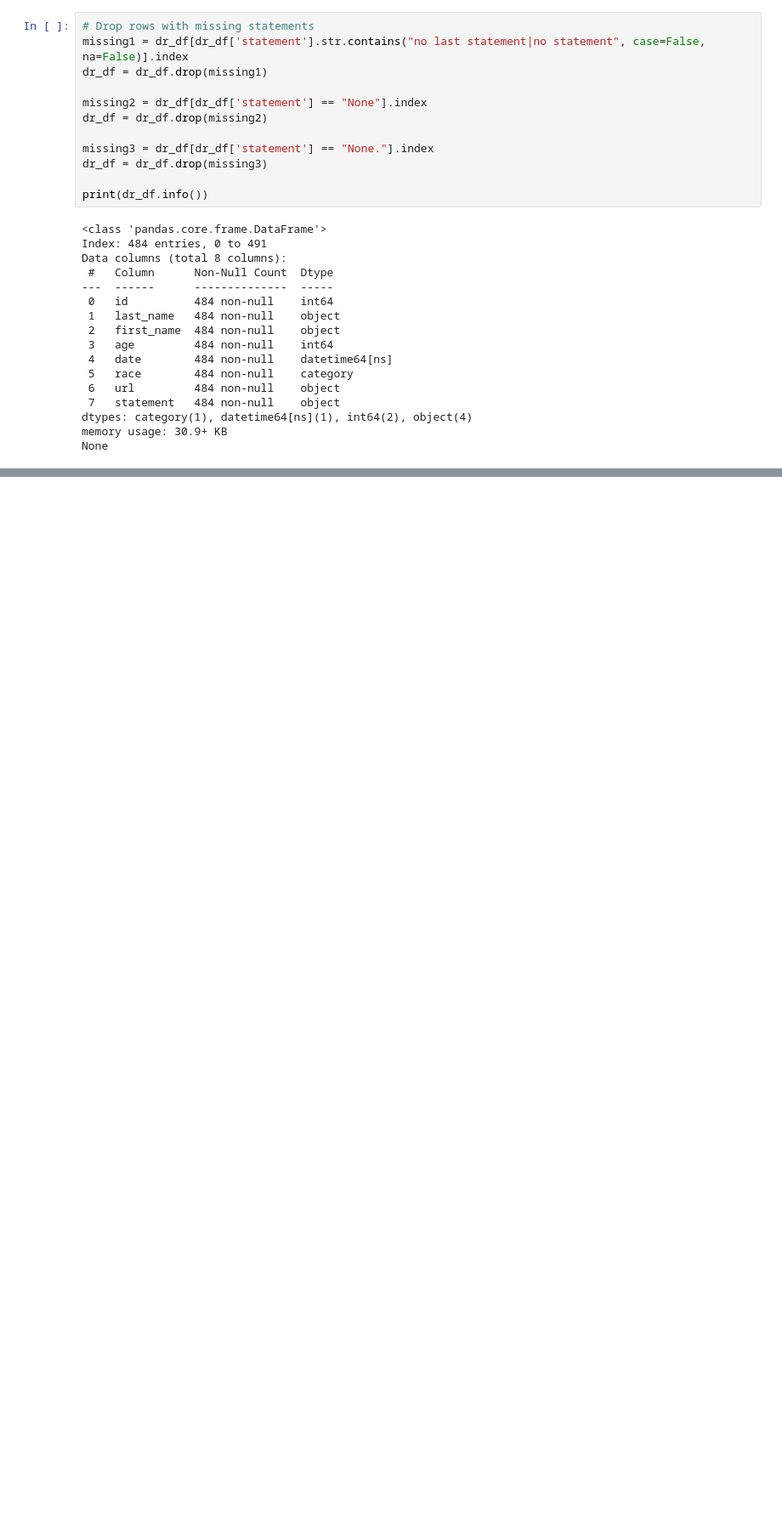
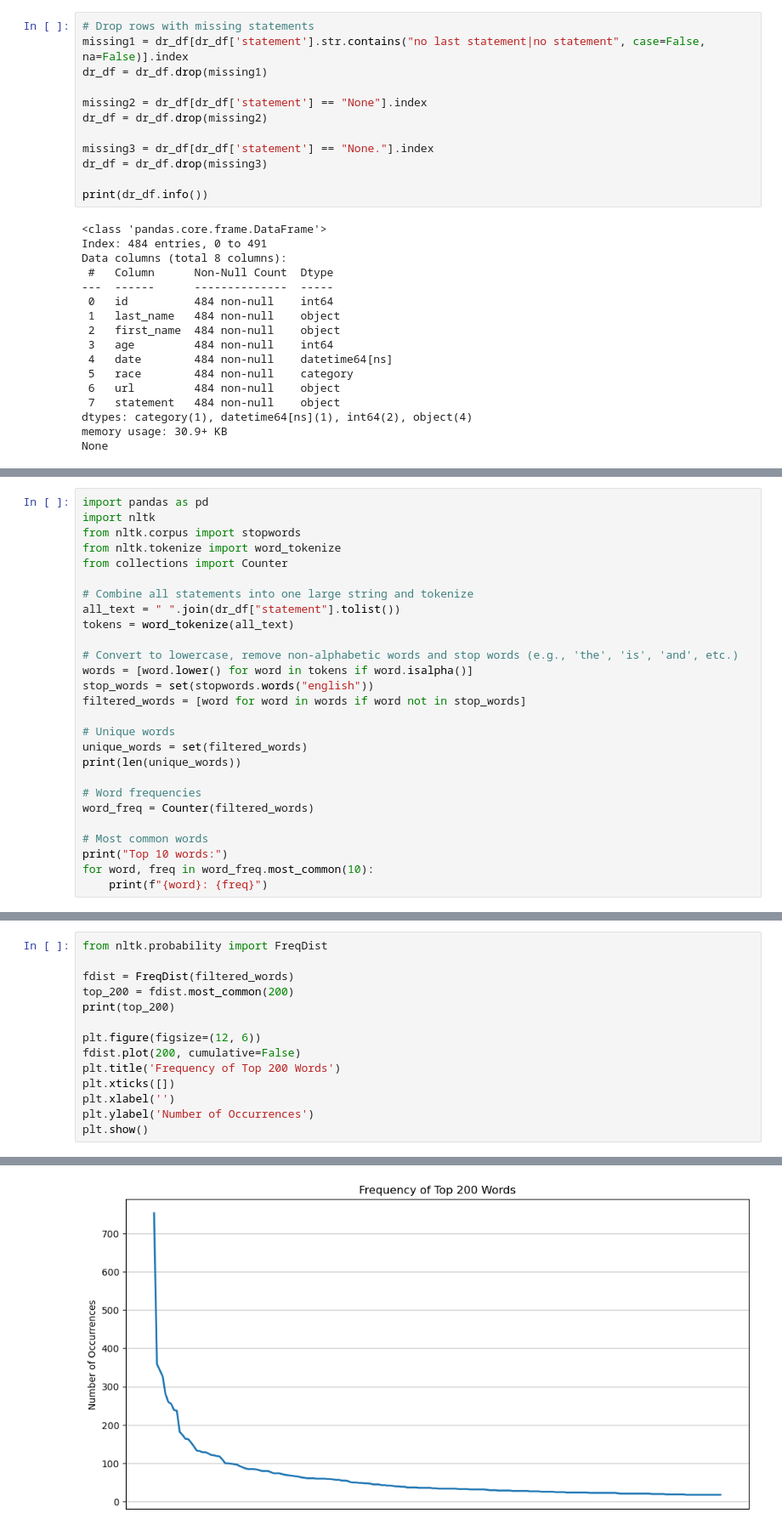
Before and after one commit to stephbc/DATA620_Summer2025, a Jupyter notebook: final.ipynb, the cells around one changed output, grey strips where cells are left out. Shown at 85% size. Cells and saved outputs as stored; diff of their text form; blank space fills up the shorter version.

Commit message:
final tokens

```diff
--- a/final.ipynb
+++ b/final.ipynb
@@ -229,0 +208,27 @@ plt.show()
+# %%
+import pandas as pd
+import nltk
+from nltk.corpus import stopwords
+from nltk.tokenize import word_tokenize
+from collections import Counter
+
+# Combine all statements into one large string and tokenize
+all_text = " ".join(dr_df["statement"].tolist())
+tokens = word_tokenize(all_text)
+
+# Convert to lowercase, remove non-alphabetic words and stop words (e.g., 'the', 'is', 'and', etc.)
+words = [word.lower() for word in tokens if word.isalpha()]
+stop_words = set(stopwords.words("english"))
+filtered_words = [word for word in words if word not in stop_words]
+
+# Unique words
+unique_words = set(filtered_words)
+print(len(unique_words))
+
+# Word frequencies
+word_freq = Counter(filtered_words)
+
+# Most common words
+print("Top 10 words:")
+for word, freq in word_freq.most_common(10):
+    print(f"{word}: {freq}")
@@ -229,0 +248,15 @@ plt.show()
+# %%
+from nltk.probability import FreqDist
+
+fdist = FreqDist(filtered_words)
+top_200 = fdist.most_common(200)
+print(top_200)
+
+plt.figure(figsize=(12, 6))
+fdist.plot(200, cumulative=False)
+plt.title('Frequency of Top 200 Words')
+plt.xticks([])
+plt.xlabel('')
+plt.ylabel('Number of Occurrences')
+plt.show()
+# %% [output]
@@ -229,0 +264 @@ plt.show()
+[figure, added]
```
Also changed, not shown: parts of 14 cells of this notebook, 1 other file.
